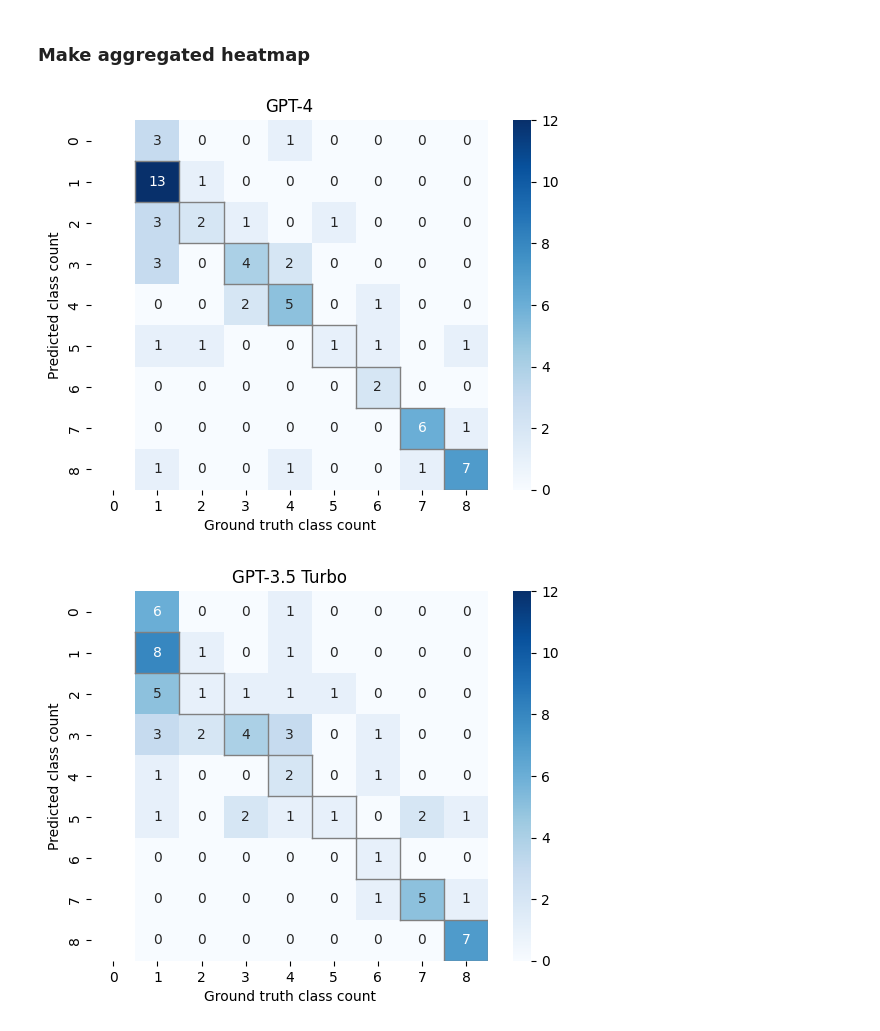
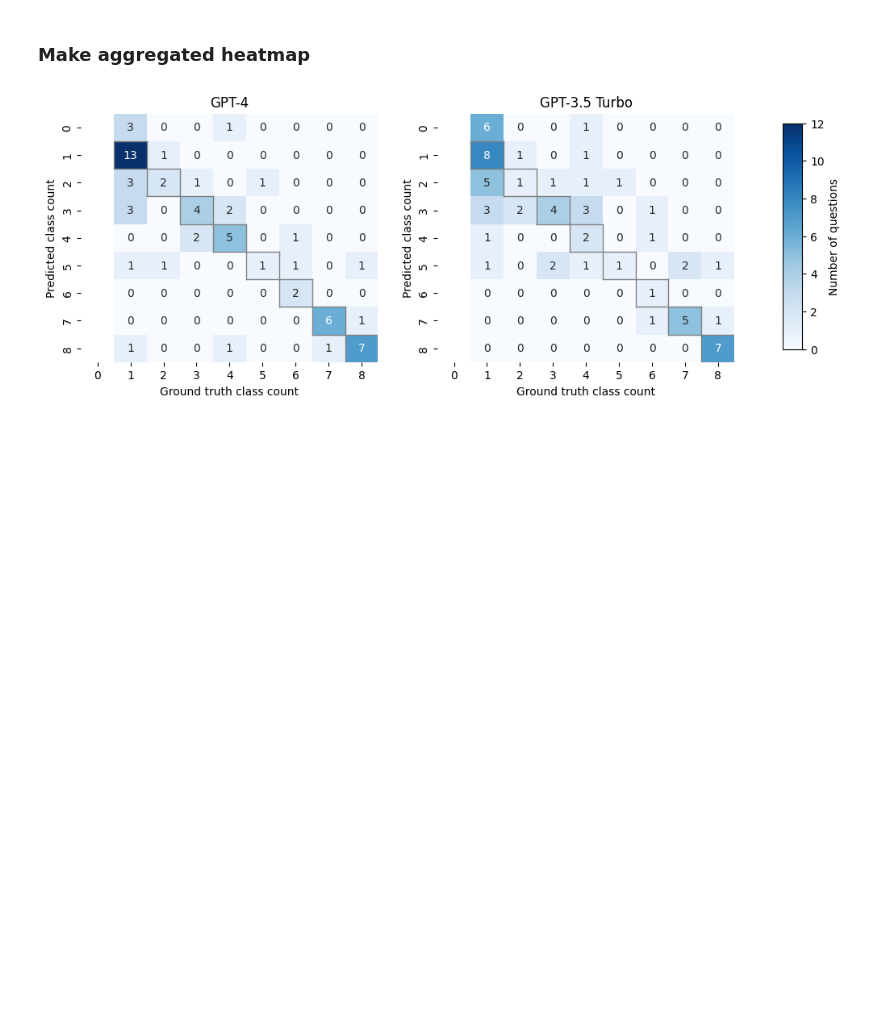
Before and after one commit to csinva/pedidose-efic-analysis, a Jupyter notebook: notebooks/02_theme_classification_site_level.ipynb, the cells around one changed output. Drawn from its saved outputs; the diff is of its cells as text; code cells hidden in the pictures; blank space fills up the shorter version.

Commit message:
update classification_heatmap

```diff
--- a/notebooks/02_theme_classification_site_level.ipynb
+++ b/notebooks/02_theme_classification_site_level.ipynb
@@ -24,10 +26,11 @@ fail: ['Cincinnati', 'Columbus']
 ### Filter data for single-site analysis
 # %%
 # checkpoint = 'meta-llama/Llama-2-7b-hf'
-checkpoint = 'gpt-4'  # gpt-35-turbo
-site = 'Atlanta'
+# checkpoint = 'gpt-4'  # gpt-35-turbo
+checkpoint = 'mistralai/Mistral-7B-v0.1'
+# site = 'Atlanta'
 # site = 'Columbus'
-# site = 'WashingtonDC'
+site = 'WashingtonDC'
 df = files_dict[site]
 
 qs, responses_df, themes_df = data.split_single_site_df(df)
@@ -279,39 +181,58 @@ plt.show()
 # %%
 sites = ['Atlanta', 'Columbus', 'WashingtonDC']
 checkpoints = ['gpt-4', 'gpt-35-turbo']
 vmax = 12
 
 # fig, axes = plt.subplots(1, len(checkpoints), figsize=(len(checkpoints) * 5, 5))
+mats = []
 for i, checkpoint in enumerate(checkpoints):
     mat = None
     for site in sites:
         mat_new = joblib.load(join(data.PROCESSED_DIR,
-                                   f'classification_confusion_matrix_{site}_{checkpoint}.pkl'))
+                                   f'classification_confusion_matrix_{site}_{checkpoint.split("/")[-1]}.pkl'))
 
         # sum mat_new with mat, make size bigger if needed
         if mat is None:
             mat = mat_new
         else:
             if mat.shape[0] < mat_new.shape[0]:
                 mat = np.pad(
                     mat, ((0, mat_new.shape[0] - mat.shape[0]), (0, 0)))
             if mat.shape[1] < mat_new.shape[1]:
                 mat = np.pad(
                     mat, ((0, 0), (0, mat_new.shape[1] - mat.shape[1])))
             mat += mat_new
     mat[:, 0] = np.nan
+    mats.append(mat)
 
-    sns.heatmap(mat, annot=True, fmt='g', cmap='Blues', vmax=vmax)
+
+fig, axes = plt.subplots(
+    1, len(checkpoints), figsize=(len(checkpoints) * 6, 4))
+for i, checkpoint in enumerate(checkpoints):
+    mat = mats[i]
+    ax = axes[i]
+    sns.heatmap(mat, annot=True, fmt='g', cmap='Blues',
+                vmax=vmax, ax=ax, cbar=False)
     # plt.xticks(np.arange(mat.shape[1]) + 0.5, np.arange(np.max(mat.shape[1])) + 1)
-    dvu.outline_diagonal(mat.shape, roffset=0.5, coffset=0.5, skip_rows=[0])
-    plt.ylabel('Predicted class count')
-    plt.xlabel('Ground truth class count')
-    plt.title(data.RENAME_CHECKPOINTS_DICT.get(checkpoint, checkpoint))
-    plt.savefig(
-        f'../figs/classification_heatmap_{checkpoint}.pdf', bbox_inches='tight')
-    plt.savefig(
-        f'../figs/classification_heatmap_{checkpoint}.png', bbox_inches='tight', dpi=300)
-    plt.show()
+    dvu.outline_diagonal(mat.shape, roffset=0.5,
+                         coffset=0.5, skip_rows=[0], ax=ax)
+    ax.set_ylabel('Predicted class count')
+    ax.set_xlabel('Ground truth class count')
+    ax.set_title(imodelsx.viz.CHECKPOINTS_RENAME_DICT.get(
+        checkpoint, checkpoint))
+    # plt.savefig(
+    # f'../figs/classification_heatmap_{checkpoint.split("/")[-1]}.pdf', bbox_inches='tight')
+    # plt.savefig(
+    # f'../figs/classification_heatmap_{checkpoint.split("/")[-1]}.png', bbox_inches='tight', dpi=300)
+
+# add colorbar separately
+fig.subplots_adjust(right=0.8)
+cbar_ax = fig.add_axes([0.85, 0.15, 0.02, 0.7])
+fig.colorbar(axes[0].collections[0], cax=cbar_ax, label='Number of questions')
+
+plt.savefig('../figs/theme_classification.pdf', bbox_inches='tight')
+plt.savefig('../figs/theme_classification.png',
+            bbox_inches='tight', dpi=300)
+plt.show()
 # %% [output]
-[figure, old version]
+[figure, new version]
-[figure, removed]
```
Also changed, not shown: parts of 5 cells of this notebook, 4 other files.
